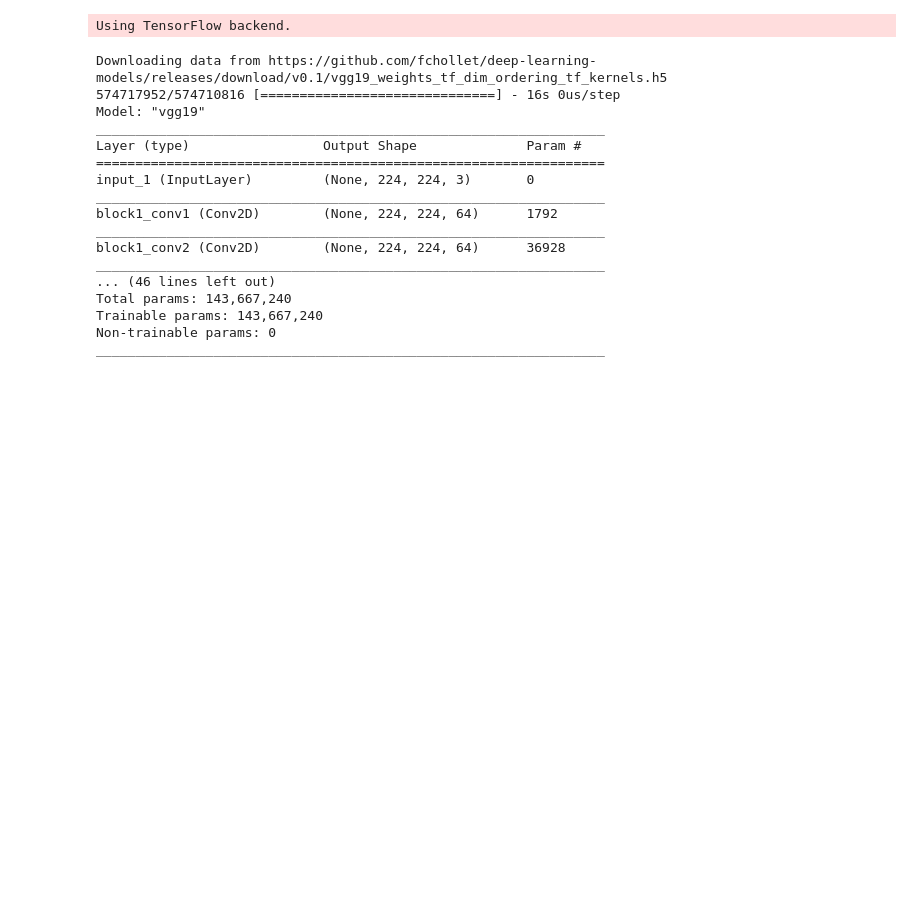
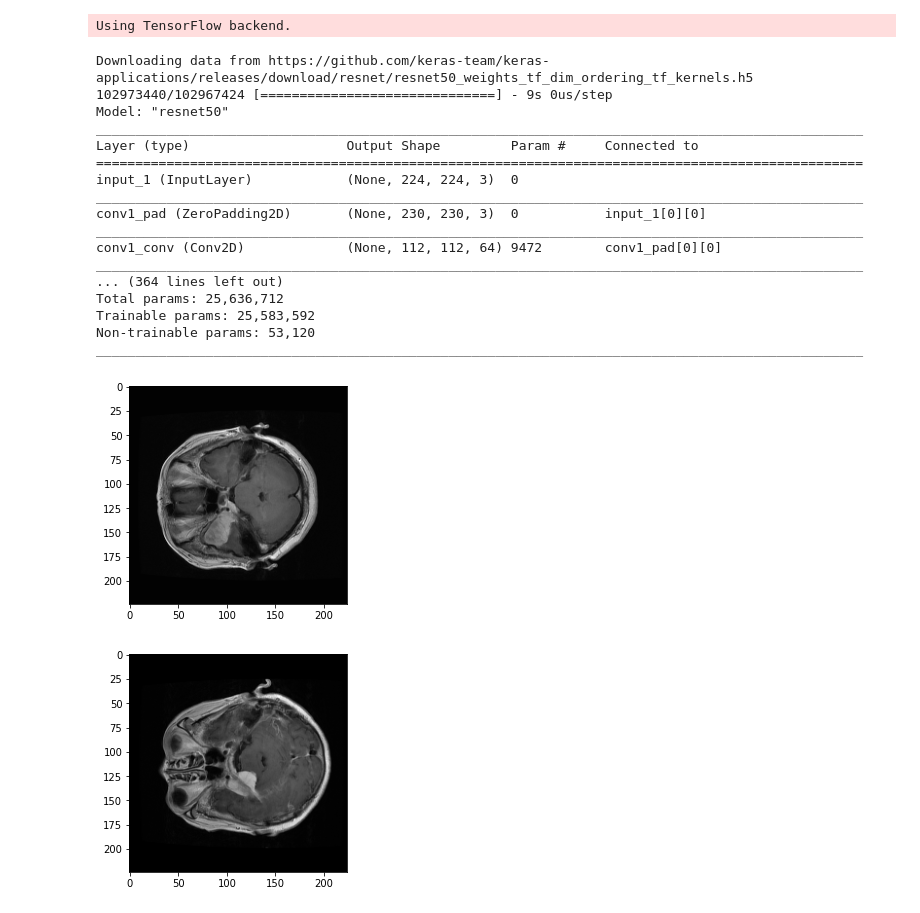
Before and after one commit to greyhound101/internship, a Jupyter notebook: VGG_19_5_all.ipynb, the cells around one changed output. Drawn from its saved outputs; the diff is of its cells as text; code cells hidden in the pictures; blank space fills up the shorter version.

```diff
--- a/VGG_19_5_all.ipynb
+++ b/VGG_19_5_all.ipynb
@@ -94,38 +93,40 @@ def get_trn_tst(df,tst_fold):
   tst_img=np.repeat(tst_img.reshape((tst_img.shape[0],dimension,dimension,1)),3,axis=3)
   return (trn_img.copy(),trn_y.copy()),(tst_img.copy(),tst_y.copy())
 # %%
-mod=VGG19(include_top=True, weights='imagenet')
+mod=resnet.ResNet50(include_top=True, weights='imagenet')
 mod.summary()
 # %% [output]
-Downloading data from https://github.com/fchollet/deep-learning-models/releases/download/v0.1/vgg19_weights_tf_dim_ordering_tf_kernels.h5
-574717952/574710816 [==============================] - 16s 0us/step
-Model: "vgg19"
-_________________________________________________________________
-Layer (type)                 Output Shape              Param #
-=================================================================
-input_1 (InputLayer)         (None, 224, 224, 3)       0
-_________________________________________________________________
-block1_conv1 (Conv2D)        (None, 224, 224, 64)      1792
-_________________________________________________________________
-block1_conv2 (Conv2D)        (None, 224, 224, 64)      36928
-_________________________________________________________________
-... (46 lines left out)
-Total params: 143,667,240
-Trainable params: 143,667,240
-Non-trainable params: 0
-_________________________________________________________________
+Downloading data from https://github.com/keras-team/keras-applications/releases/download/resnet/resnet50_weights_tf_dim_ordering_tf_kernels.h5
+102973440/102967424 [==============================] - 9s 0us/step
+Model: "resnet50"
+__________________________________________________________________________________________________
+Layer (type)                    Output Shape         Param #     Connected to
+==================================================================================================
+input_1 (InputLayer)            (None, 224, 224, 3)  0
+__________________________________________________________________________________________________
+conv1_pad (ZeroPadding2D)       (None, 230, 230, 3)  0           input_1[0][0]
+__________________________________________________________________________________________________
+conv1_conv (Conv2D)             (None, 112, 112, 64) 9472        conv1_pad[0][0]
+__________________________________________________________________________________________________
+... (364 lines left out)
+Total params: 25,636,712
+Trainable params: 25,583,592
+Non-trainable params: 53,120
+__________________________________________________________________________________________________
 # %%
+
 def load_model(last=True):
-  K.clear_session()
-  mod=VGG19(include_top=True, weights='imagenet')
-  out_1=mod.layers[-2].output
-  out=Dense(3,activation='softmax')(out_1)
+  mod=resnet.ResNet50(include_top=True, weights='imagenet')
+  out_1=mod.layers[-5]
+  gbl=GlobalAveragePooling2D()(out_1.output)
+  out=Dense(3,activation='softmax')(gbl)
   model=Model(inputs=mod.input,outputs=out)
 
   if last:
     for i in range(len(model.layers)):
         model.layers[i].trainable = False
   model.layers[-1].trainable=True
+
   return model
 # %%
 def rotate_image(image, angle):
@@ -209,7 +210,7 @@ times_last={}
         for ky in data.keys():
             dk[ky].extend(data[ky])
     return dk
-  index=5
+  index=1
   epoch=50
   pre_acc=0
   best=0
@@ -272,30 +273,32 @@ times_last={}
 
 
 
 
   #getting the accuracy
   new_acc=accuracy_score(pre,tst_y)
 
 
 
 
   #storing the predictions
   final_accuracy_last[fold]=new_acc
 
 
 
 
 
 
 
 
   #storing the answers
   answers_last[fold]=tst_y
 
 
 
 
   #freeing memory
   del([tst_x,tst_y])
   gc.collect()
 # %% [output]
+[figure, added]
+[figure, added]
```
Also changed, not shown: parts of 3 cells of this notebook.
